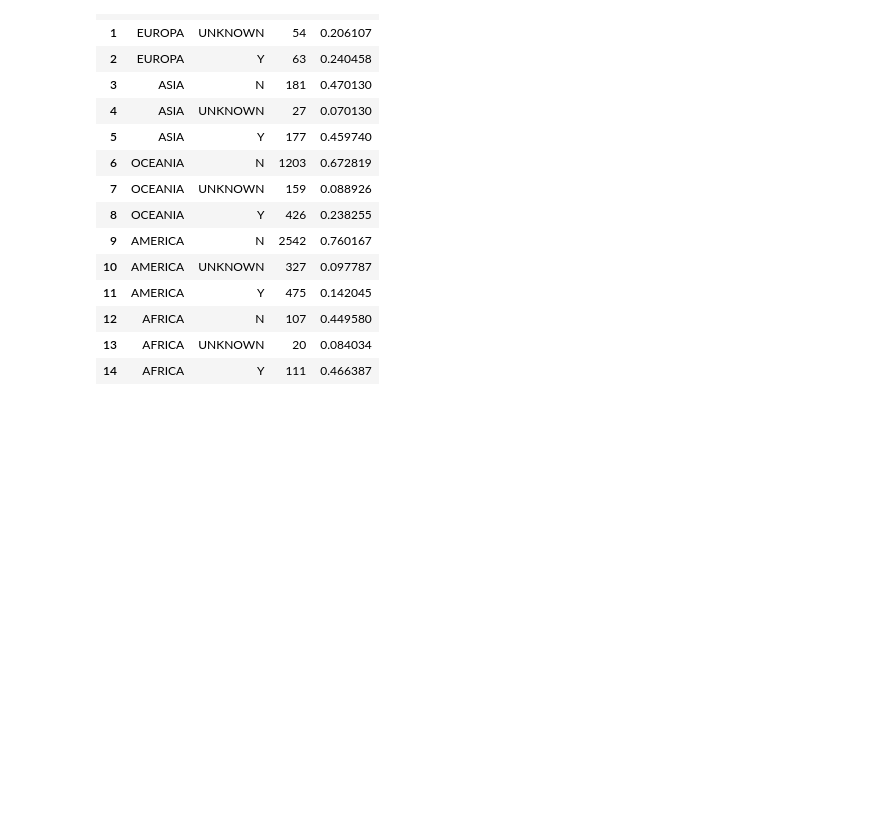
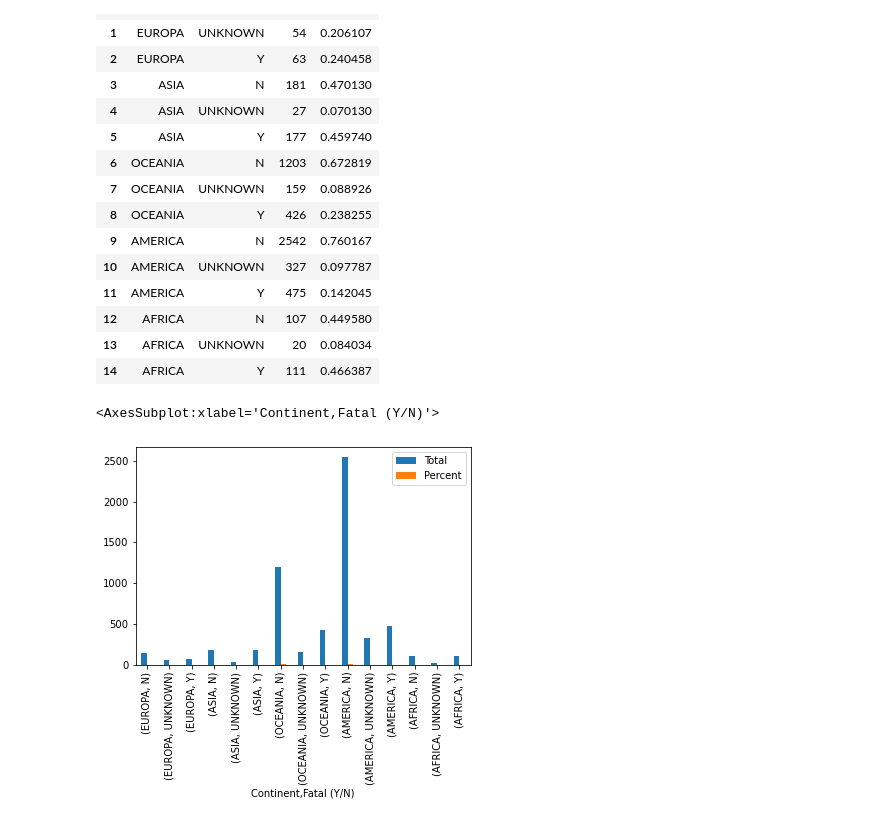
Before and after one commit to matheuszf/Projeto-Shark-Attack, a Jupyter notebook: projeto.ipynb, the cells around one changed output. Saved outputs shown, nothing was run; the diff lists cells and outputs as text; code cells hidden in the pictures; blank space fills up the shorter version.

Commit message:
Projeto quase finalizado

```diff
--- a/projeto.ipynb
+++ b/projeto.ipynb
@@ -592,3 +598,9 @@ shark_final.reset_index()
 | 12 | AFRICA | N | 107 | 0.449580 |
 | 13 | AFRICA | UNKNOWN | 20 | 0.084034 |
 | 14 | AFRICA | Y | 111 | 0.466387 |
+# %%
+#Usei o plot.bar para ter uma melhor visualização
+shark_final.plot.bar()
+# %% [output]
+<AxesSubplot:xlabel='Continent,Fatal (Y/N)'>
+[figure, added]
```
Also changed, not shown: parts of 8 cells of this notebook.
